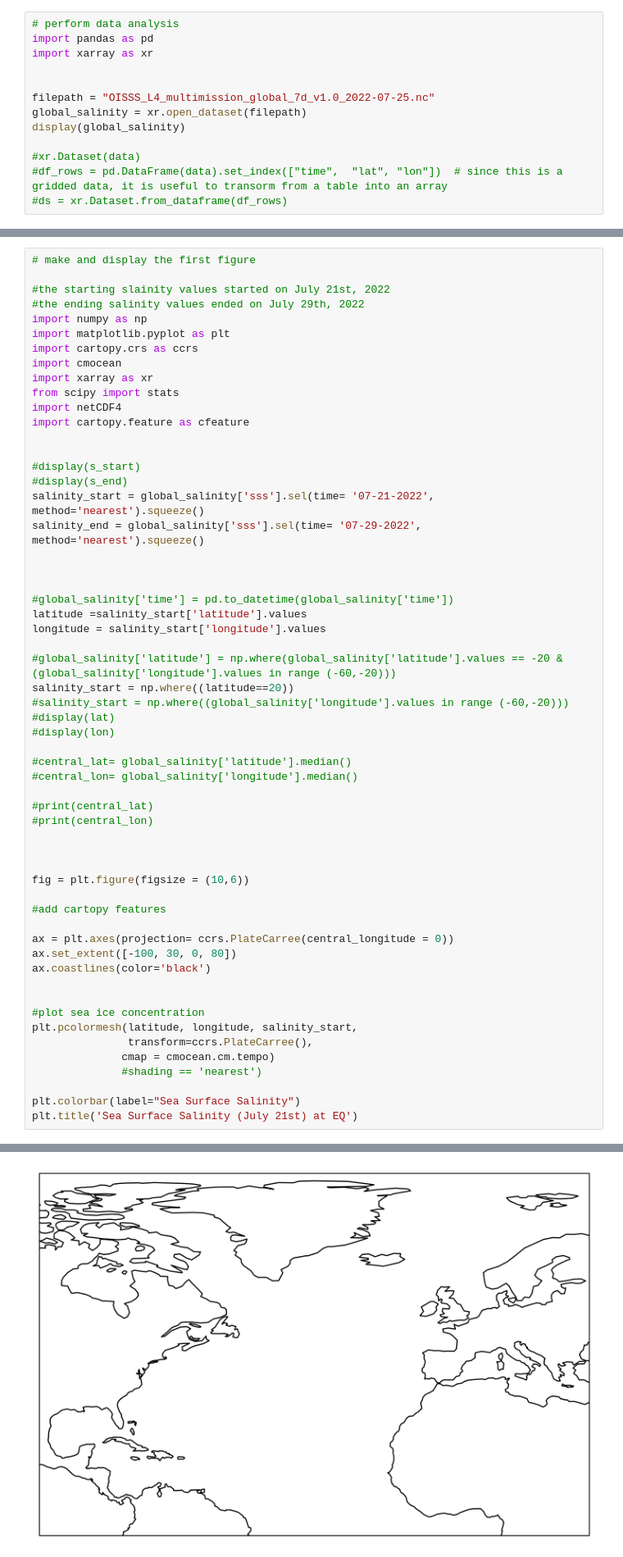
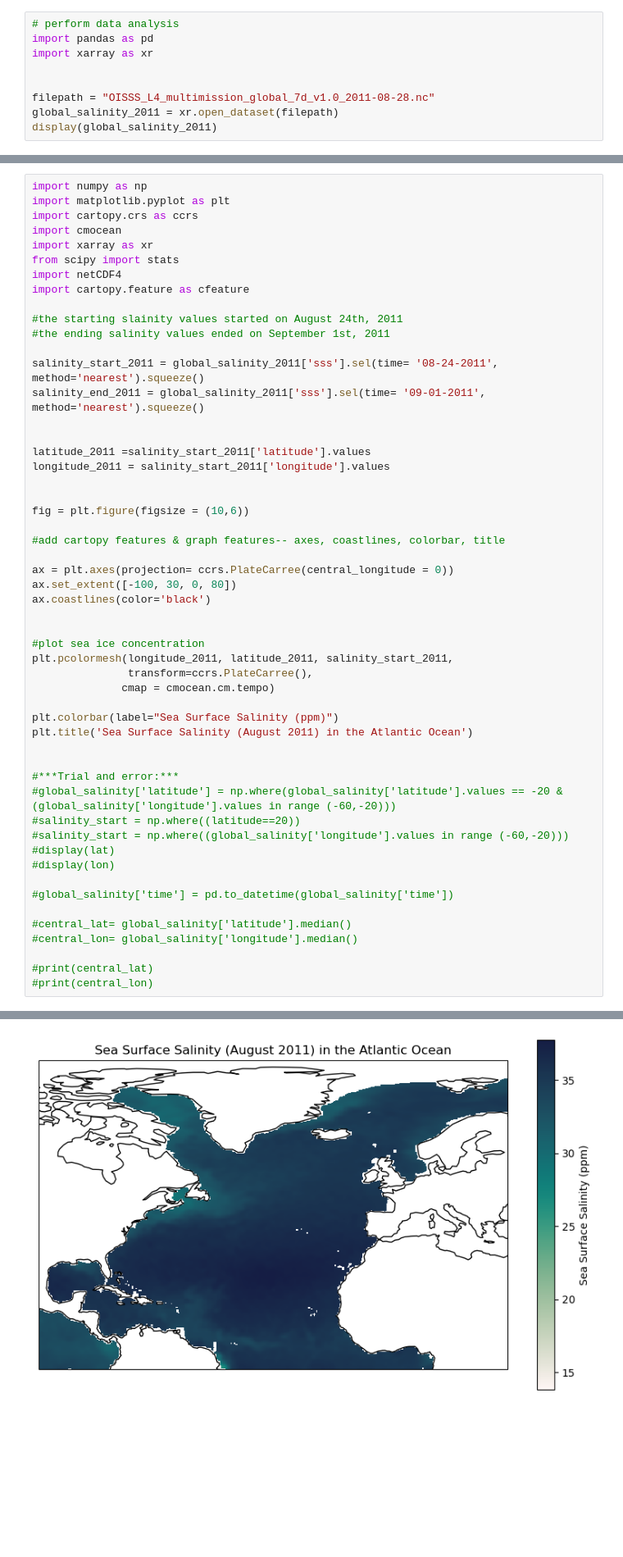
Before and after one commit to aafonso17/Final-Project-Template, a Jupyter notebook: Final_Report_Template.ipynb, the cells around one changed output, grey strips where cells are left out. Shown: that part at 82% size. Drawn from its saved outputs; the diff is of its cells as text; blank space fills up the shorter version.

```diff
--- a/Final_Report_Template.ipynb
+++ b/Final_Report_Template.ipynb
@@ -90,12 +165,8 @@ import pandas as pd
 import xarray as xr
 
 
-filepath = "OISSS_L4_multimission_global_7d_v1.0_2022-07-25.nc"
-global_salinity = xr.open_dataset(filepath)
-display(global_salinity)
-
-#xr.Dataset(data)
-#df_rows = pd.DataFrame(data).set_index(["time",  "lat", "lon"])  # since this is a gridded data, it is useful to transorm from a table into an array
-#ds = xr.Dataset.from_dataframe(df_rows)
+filepath = "OISSS_L4_multimission_global_7d_v1.0_2011-08-28.nc"
+global_salinity_2011 = xr.open_dataset(filepath)
+display(global_salinity_2011)
 # %% [output]
 <xarray.Dataset>
@@ -116,10 +187,6 @@ Attributes: (12/42)
     geospatial_lon_resolution:     0.25
     geospatial_lon_units:          degrees_east
 # %%
-# make and display the first figure
-
-#the starting slainity values started on July 21st, 2022
-#the ending salinity values ended on July 29th, 2022
 import numpy as np
 import matplotlib.pyplot as plt
 import cartopy.crs as ccrs
@@ -129,35 +196,20 @@ from scipy import stats
 import netCDF4
 import cartopy.feature as cfeature
 
+#the starting slainity values started on August 24th, 2011
+#the ending salinity values ended on September 1st, 2011
 
-#display(s_start)
-#display(s_end)
-salinity_start = global_salinity['sss'].sel(time= '07-21-2022', method='nearest').squeeze()
-salinity_end = global_salinity['sss'].sel(time= '07-29-2022', method='nearest').squeeze()
+salinity_start_2011 = global_salinity_2011['sss'].sel(time= '08-24-2011', method='nearest').squeeze()
+salinity_end_2011 = global_salinity_2011['sss'].sel(time= '09-01-2011', method='nearest').squeeze()
 
 
-
-#global_salinity['time'] = pd.to_datetime(global_salinity['time'])
-latitude =salinity_start['latitude'].values
-longitude = salinity_start['longitude'].values
-
-#global_salinity['latitude'] = np.where(global_salinity['latitude'].values == -20 & (global_salinity['longitude'].values in range (-60,-20)))
-salinity_start = np.where((latitude==20))
-#salinity_start = np.where((global_salinity['longitude'].values in range (-60,-20)))
-#display(lat)
-#display(lon)
-
-#central_lat= global_salinity['latitude'].median()
-#central_lon= global_salinity['longitude'].median()
-
-#print(central_lat)
-#print(central_lon)
-
+latitude_2011 =salinity_start_2011['latitude'].values
+longitude_2011 = salinity_start_2011['longitude'].values
 
 
 fig = plt.figure(figsize = (10,6))
 
-#add cartopy features
+#add cartopy features & graph features-- axes, coastlines, colorbar, title
 
 ax = plt.axes(projection= ccrs.PlateCarree(central_longitude = 0))
 ax.set_extent([-100, 30, 0, 80])
@@ -165,11 +217,26 @@ ax.coastlines(color='black')
 
 
 #plot sea ice concentration
-plt.pcolormesh(latitude, longitude, salinity_start,
+plt.pcolormesh(longitude_2011, latitude_2011, salinity_start_2011,
                transform=ccrs.PlateCarree(),
               cmap = cmocean.cm.tempo)
-              #shading == 'nearest')
 
-plt.colorbar(label="Sea Surface Salinity")
-plt.title('Sea Surface Salinity (July 21st) at EQ')
+plt.colorbar(label="Sea Surface Salinity (ppm)")
+plt.title('Sea Surface Salinity (August 2011) in the Atlantic Ocean')
+
+
+#***Trial and error:***
+#global_salinity['latitude'] = np.where(global_salinity['latitude'].values == -20 & (global_salinity['longitude'].values in range (-60,-20)))
+#salinity_start = np.where((latitude==20))
+#salinity_start = np.where((global_salinity['longitude'].values in range (-60,-20)))
+#display(lat)
+#display(lon)
+
+#global_salinity['time'] = pd.to_datetime(global_salinity['time'])
+
+#central_lat= global_salinity['latitude'].median()
+#central_lon= global_salinity['longitude'].median()
+
+#print(central_lat)
+#print(central_lon)
 # %% [output]
@@ -177,3 +244,3 @@ TypeError: Dimensions of C (1, 0) should be one smaller than X(720) and Y(1440)
-[figure, old version]
+[figure, new version]
 # %% [markdown]
 <!-- Describe how this figure helps address your research question. What patterns or insights can you observe? -->
```
Also changed, not shown: parts of 22 cells of this notebook, 3 other files.
